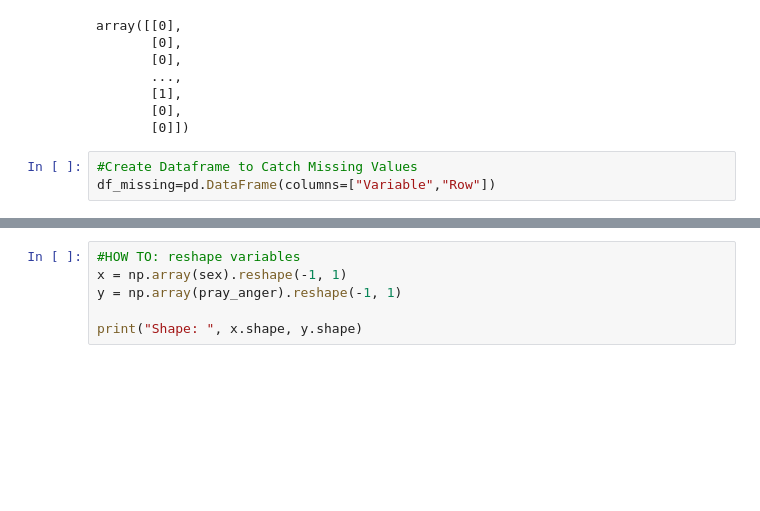
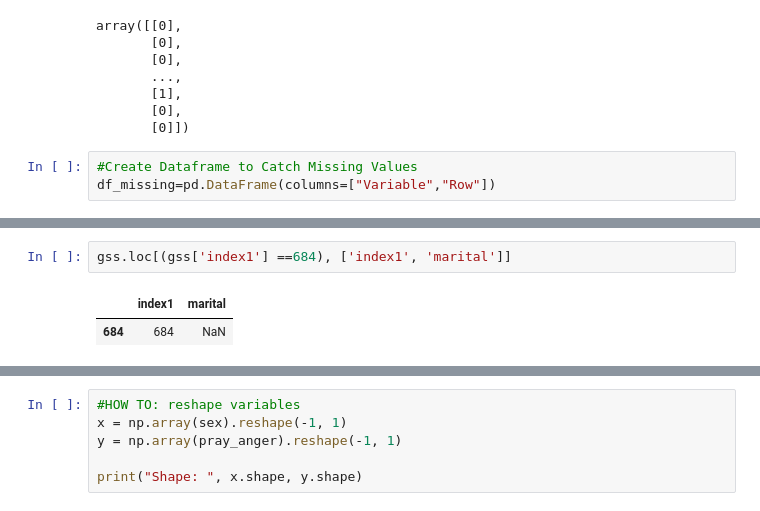
Before and after one commit to KathrynPanger/published_prayer_study, a Jupyter notebook: regression.ipynb, the cells around one changed output, grey strips where cells are left out. Saved outputs shown, nothing was run; the diff lists cells and outputs as text; blank space fills up the shorter version.

```diff
--- a/regression.ipynb
+++ b/regression.ipynb
@@ -134,0 +155,5 @@ missing value on education at row 165
+# %%
+gss.loc[(gss['index1'] ==684), ['index1', 'marital']]
+# %% [output]
+|  | index1 | marital |
+| 684 | 684 | NaN |
```
Also changed, not shown: parts of 13 cells of this notebook, 1 other file.
